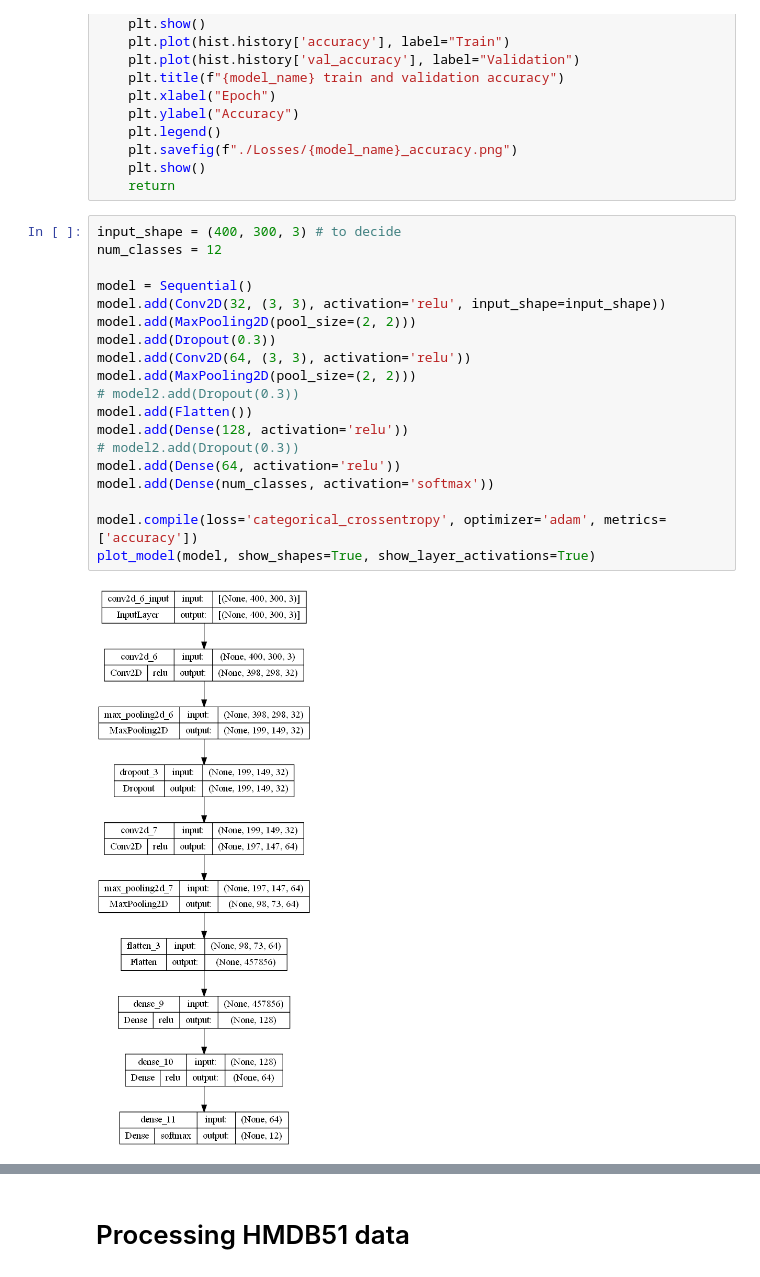
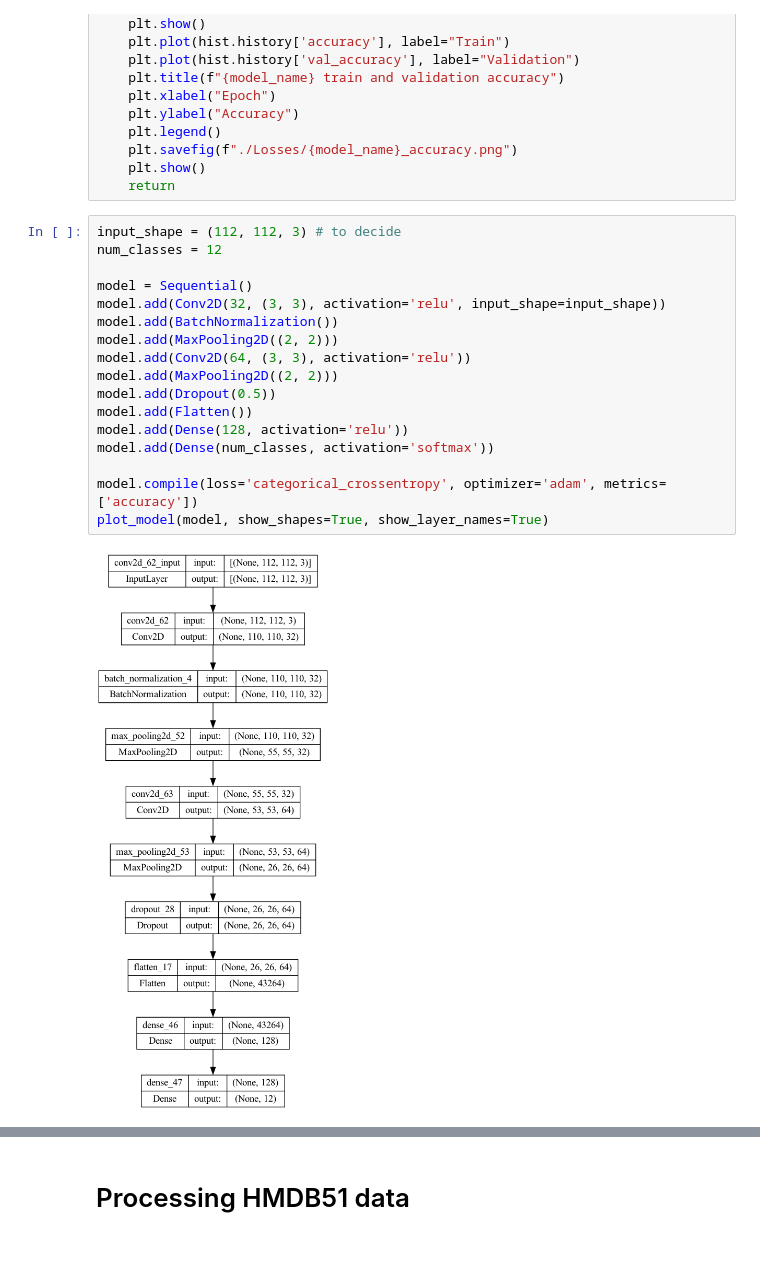
Before and after one commit to leonardocarboni/cv-carboni-bais, a Jupyter notebook: assignment5/Assignment5.ipynb, the cells around one changed output, grey strips where cells are left out. Cells and saved outputs as stored; diff of their text form; blank space fills up the shorter version.

```diff
--- a/assignment5/Assignment5.ipynb
+++ b/assignment5/Assignment5.ipynb
@@ -195,24 +211,22 @@ def plot_loss(hist, model_name):
     plt.show()
     return
 # %%
-input_shape = (400, 300, 3) # to decide
+input_shape = (112, 112, 3) # to decide
 num_classes = 12
 
 model = Sequential()
 model.add(Conv2D(32, (3, 3), activation='relu', input_shape=input_shape))
-model.add(MaxPooling2D(pool_size=(2, 2)))
-model.add(Dropout(0.3))
+model.add(BatchNormalization())
+model.add(MaxPooling2D((2, 2)))
 model.add(Conv2D(64, (3, 3), activation='relu'))
-model.add(MaxPooling2D(pool_size=(2, 2)))
-# model2.add(Dropout(0.3))
+model.add(MaxPooling2D((2, 2)))
+model.add(Dropout(0.5))
 model.add(Flatten())
 model.add(Dense(128, activation='relu'))
-# model2.add(Dropout(0.3))
-model.add(Dense(64, activation='relu'))
 model.add(Dense(num_classes, activation='softmax'))
 
 model.compile(loss='categorical_crossentropy', optimizer='adam', metrics=['accuracy'])
-plot_model(model, show_shapes=True, show_layer_activations=True)
+plot_model(model, show_shapes=True, show_layer_names=True)
 # %% [output]
-[figure, old version]
+[figure, new version]
 # %%
```
Also changed, not shown: parts of 29 cells of this notebook, 5 other files.
